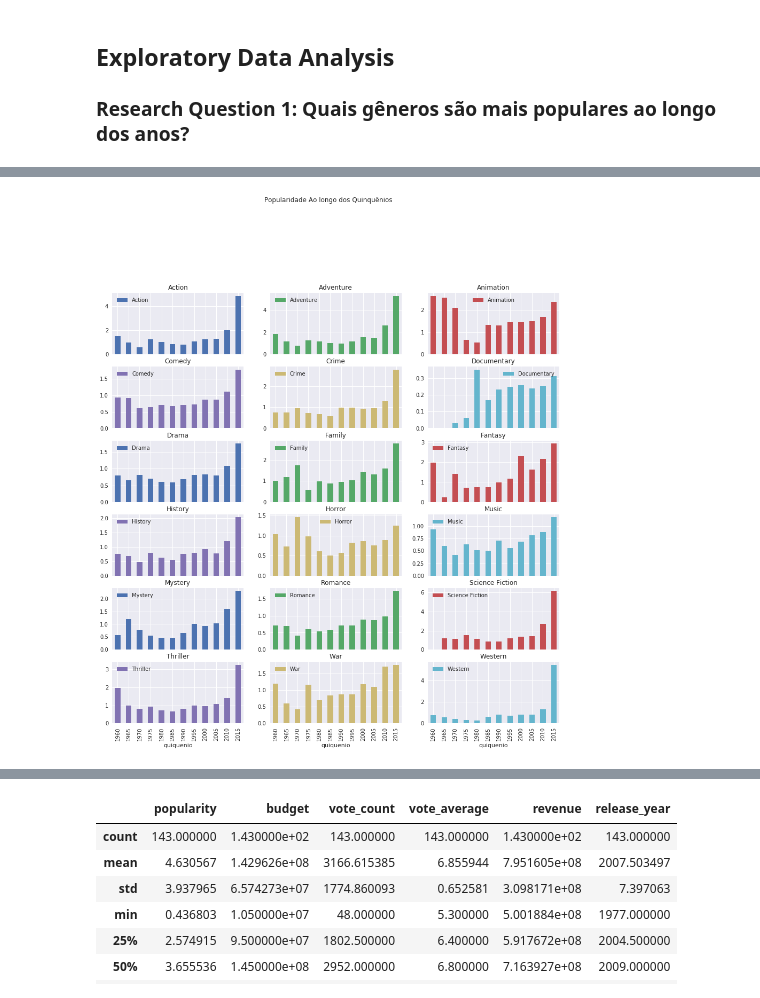
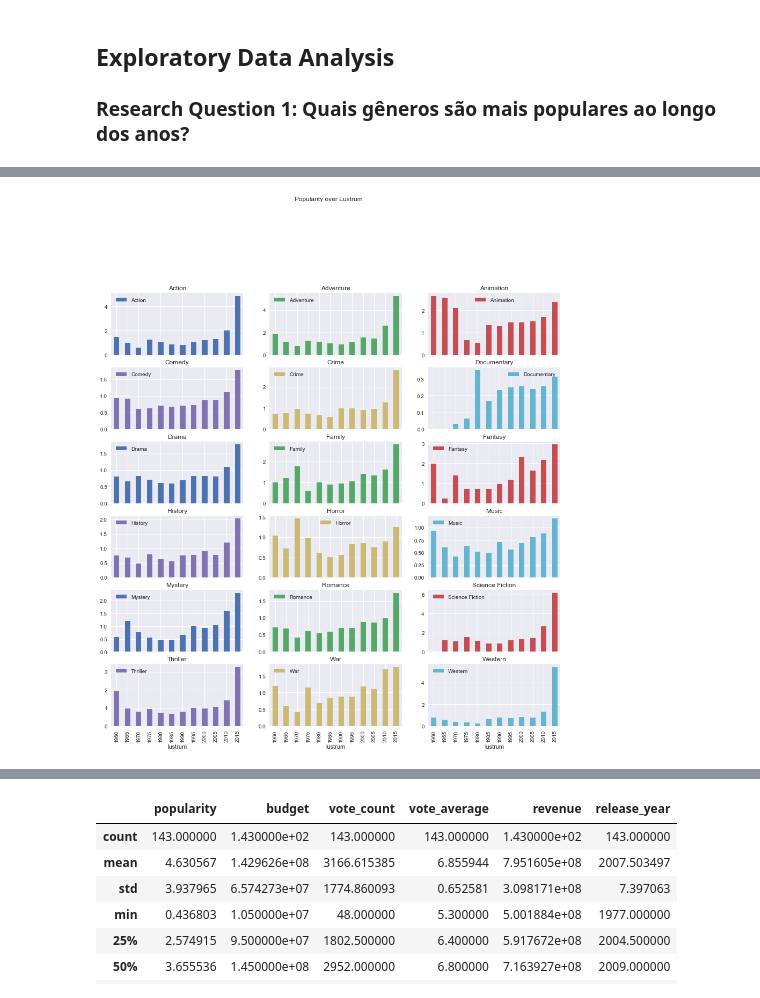
Before and after one commit to KelenAcquati/Project-Investigate-Dataset-Final, a Jupyter notebook: investigate-a-dataset-template.ipynb, the cells around one changed output, grey strips where cells are left out. Cells and saved outputs as stored; diff of their text form; code cells hidden in the pictures.

```diff
--- a/investigate-a-dataset-template.ipynb
+++ b/investigate-a-dataset-template.ipynb
@@ -225,5 +225,5 @@ Para responder essa questão, foram tomados os seguintes passos:
 # %%
 gen_splitted = [gs.split('|') for gs in df.genres.unique()]
-generos = set([g for gs in gen_splitted for g in gs])
-print(generos)
+genres = set([g for gs in gen_splitted for g in gs])
+print(genres)
 # %% [output]
@@ -233,7 +233,7 @@ O conjunto **generos** obtido contém todos os gêneros encontrados. Agora é ne
 # %%
-# Obtendo filmes x gênero
+# make movie by genre
 movie_groups = []
-for g in generos:
+for g in genres:
     movie_gen = df[df.genres.str.contains(g)][['popularity', 'release_year', 'genres','revenue']]
     movie_gen['genres_1'] = np.repeat(g, movie_gen.shape[0])
     movie_groups.append(movie_gen)
@@ -249,7 +249,7 @@ Para facilitar a análise vamos agrupar os filmes de 5 em 5 anos e verificar a m
 # %%
-# Relação de algumas variáveis com gênero em um período de cinco em cinco anos
+# set lustrum field (period of five years)
 
 period = 5
-movies['quiquenio'] = (movies.release_year // period)*period
+movies['lustrum'] = (movies.release_year // period)*period
 movies.head(4)
 # %% [output]
@@ -261,6 +261,6 @@ movies.head(4)
 # %%
-# Popularidade média por quinquenio
-pivot_table = pd.pivot_table(movies, values='popularity', index=['quiquenio'], columns=['genres_1'], aggfunc='mean')
+# average popularity by lustrum
+pivot_table = pd.pivot_table(movies, values='popularity', index=['lustrum'], columns=['genres_1'], aggfunc='mean')
 pivot_table
 # %% [output]
 | genres_1 | Action | Adventure | Animation | Comedy | Crime | Documentary | Drama | Family | Fantasy | Foreign | ... |
@@ -311,6 +311,6 @@ pivot_table.describe()
 | 75% | 1.342159 | 1.621015 | 2.166664 | 0.922299 | 0.975190 | 0.256150 | 0.820207 | 1.453536 | 2.036143 | 0.827243 | ... |
 | max | 4.857300 | 5.248548 | 2.631987 | 1.776127 | 2.786263 | 0.351799 | 1.758922 | 2.790577 | 2.946939 | 2.027768 | ... |
 # %%
-pivot_table.plot(kind='bar',title="Popularidade Ao longo dos Quinquênios",subplots=True,layout=(10,3),figsize=(15,25));
+pivot_table.plot(kind='bar',title="Popularity over Lustrum",subplots=True,layout=(10,3),figsize=(15,25));
 # %% [output]
-[figure, old version]
+[figure, new version]
```
Also changed, not shown: parts of 62 cells of this notebook.
